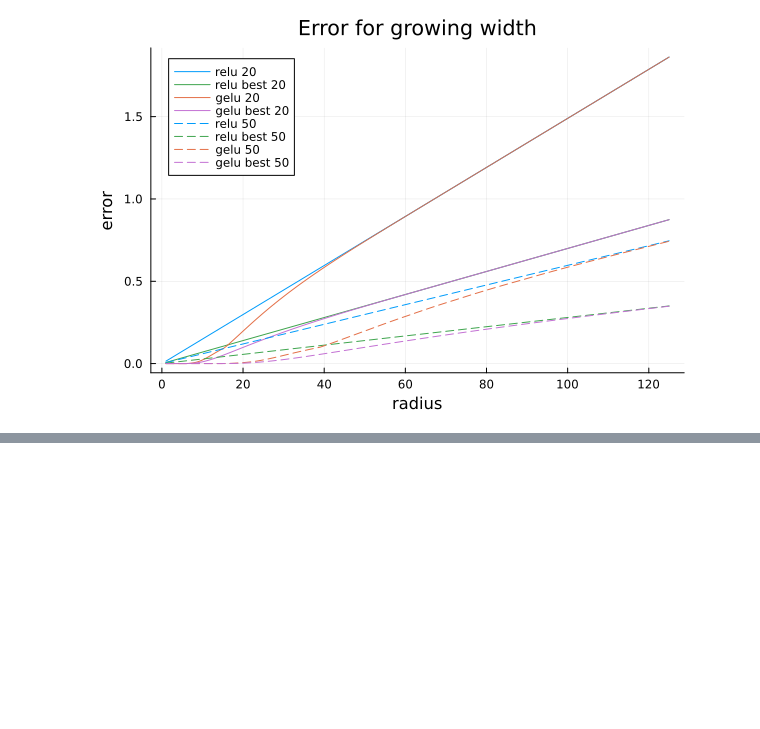
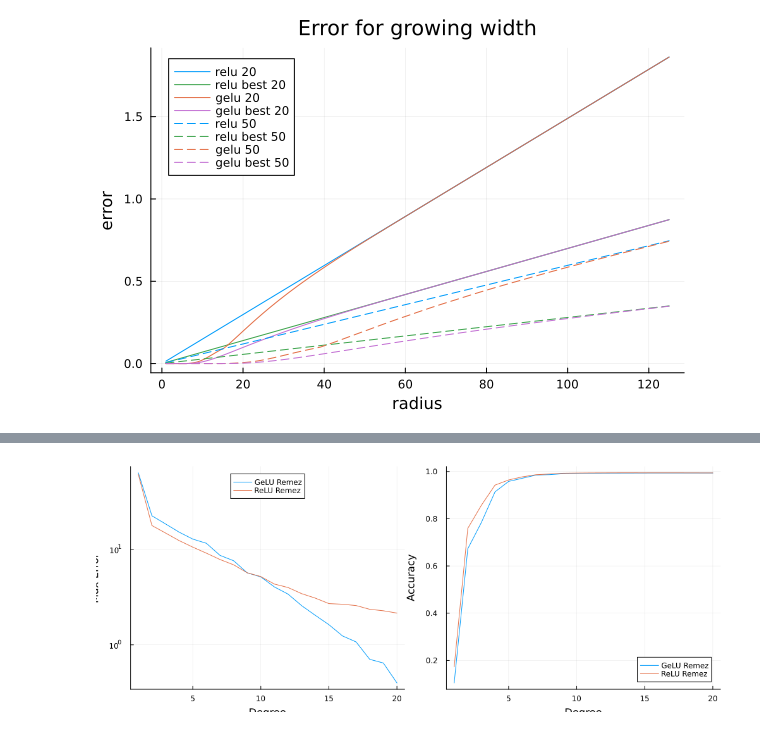
Before and after one commit to phK3/VeryDiffPolyExperiments, a Jupyter notebook: simple_nns/generate_nns_gelu_remez.ipynb, the cells around one changed output, grey strips where cells are left out. Cells and saved outputs as stored; diff of their text form; code cells hidden in the pictures; blank space fills up the shorter version.

```diff
--- a/simple_nns/generate_nns_gelu_remez.ipynb
+++ b/simple_nns/generate_nns_gelu_remez.ipynb
@@ -620,0 +690,4 @@ p1
+# %%
+onnx_model = load_onnx_model("../networks/mnist/mnist_gelu_256x4_2e5.onnx")
+nn_gelu_2e5 = to_layered_model(onnx_model);
+max_errs_gelu_2e5_remez, maes_gelu_2e5_remez, mses_gelu_2e5_remez, accs_gelu_2e5_remez = compute_approximation_stats(nn_gelu_2e5, degrees; max_polys_per_layer=1, max_iter=20, verbosity=0, sampling=true)
@@ -620,0 +719,4 @@ p1
+# %%
+onnx_model = load_onnx_model("../networks/mnist/mnist_256x4_2e5.onnx")
+nn_relu_2e5 = to_layered_model(onnx_model);
+max_errs_relu_2e5_remez, maes_relu_2e5_remez, mses_relu_2e5_remez, accs_relu_2e5_remez = compute_approximation_stats(nn_relu_2e5, degrees; max_polys_per_layer=1, max_iter=20, verbosity=0, sampling=true)
@@ -620,0 +816,10 @@ p1
+# %%
+p_max_err = plot(degrees, max_errs_gelu_2e5_remez, label="GeLU Remez", xlabel="Degree", ylabel="Max Error", yscale=:log10, legend=:top)
+plot!(degrees, max_errs_relu_2e5_remez, label="ReLU Remez")
+
+p_acc = plot(degrees, accs_gelu_2e5_remez, label="GeLU Remez", xlabel="Degree", ylabel="Accuracy")
+plot!(degrees, accs_relu_2e5_remez, label="ReLU Remez")
+
+plot(p_max_err, p_acc, size=(1000, 400))
+# %% [output]
+[figure, added]
```
Also changed, not shown: parts of 21 cells of this notebook.
